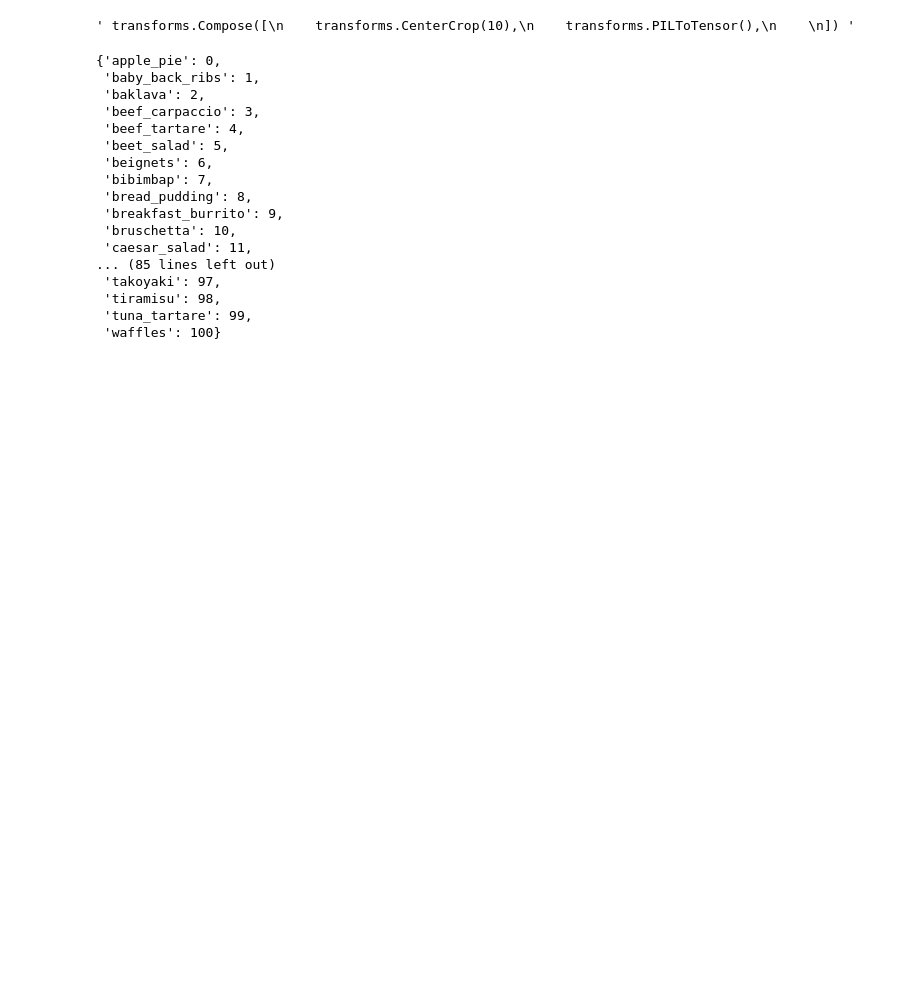
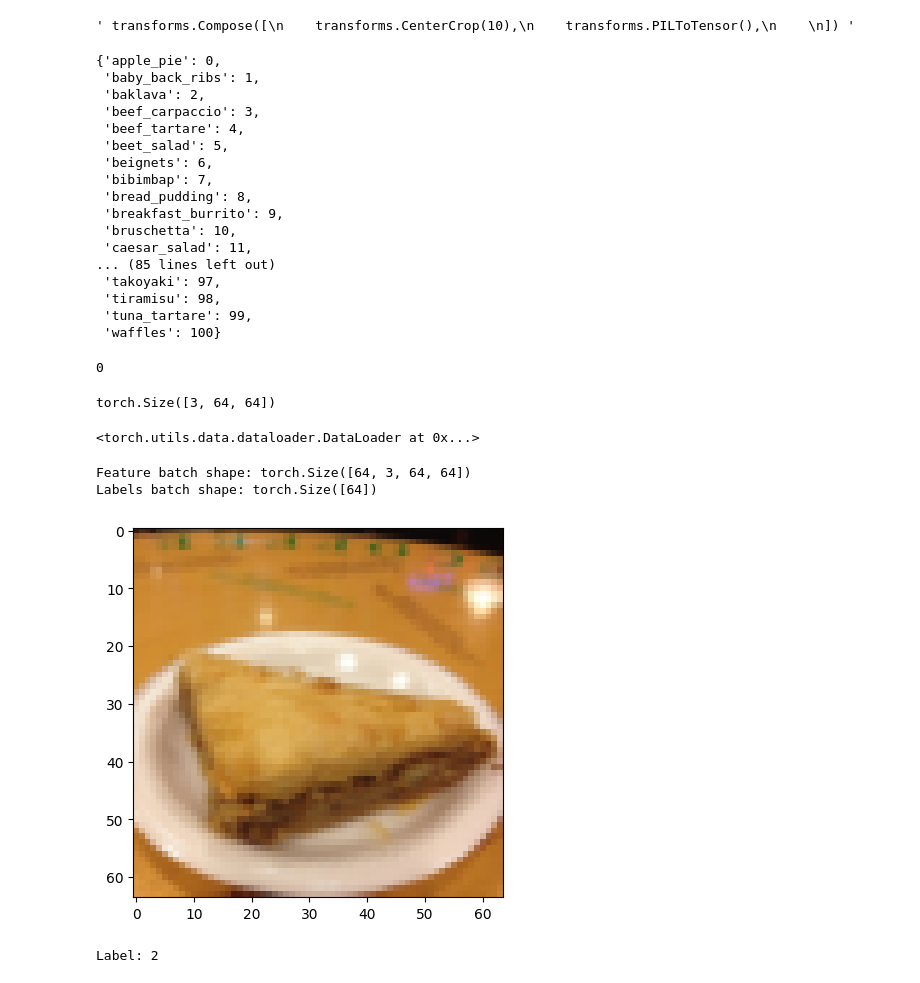
Before and after one commit to lewisnjue/food_image_classifier_first, a Jupyter notebook: food.ipynb, the cells around one changed output. Cells and saved outputs as stored; diff of their text form; code cells hidden in the pictures; blank space fills up the shorter version.

Commit message:
turned my images to data loader and visulazed one image

```diff
--- a/food.ipynb
+++ b/food.ipynb
@@ -117,0 +120,8 @@ my_datasets.class_to_idx
+# %%
+label
+# %% [output]
+0
+# %%
+img.shape
+# %% [output]
+torch.Size([3, 64, 64])
@@ -117,0 +132,23 @@ my_datasets.class_to_idx
+# %%
+my_data_new = DataLoader(my_datasets, batch_size=64, shuffle=True)
+# %%
+my_data_new
+# %% [output]
+<torch.utils.data.dataloader.DataLoader at 0x...>
+# %%
+# Display image and label.
+img, label = next(iter(my_data_new))
+""" remember the {img} in this case is a batch not an image it is a group of images please dont forget that becauseit si confusion  """
+
+print(f"Feature batch shape: {img.size()}")
+print(f"Labels batch shape: {label.size()}")
+img = img[0].squeeze()
+label = label[0]
+plt.imshow(img.permute(1,2,0), cmap="gray")
+plt.show()
+print(f"Label: {label}")
+# %% [output]
+Feature batch shape: torch.Size([64, 3, 64, 64])
+Labels batch shape: torch.Size([64])
+[figure, added]
+Label: 2
```
Also changed, not shown: parts of 2 cells of this notebook.
